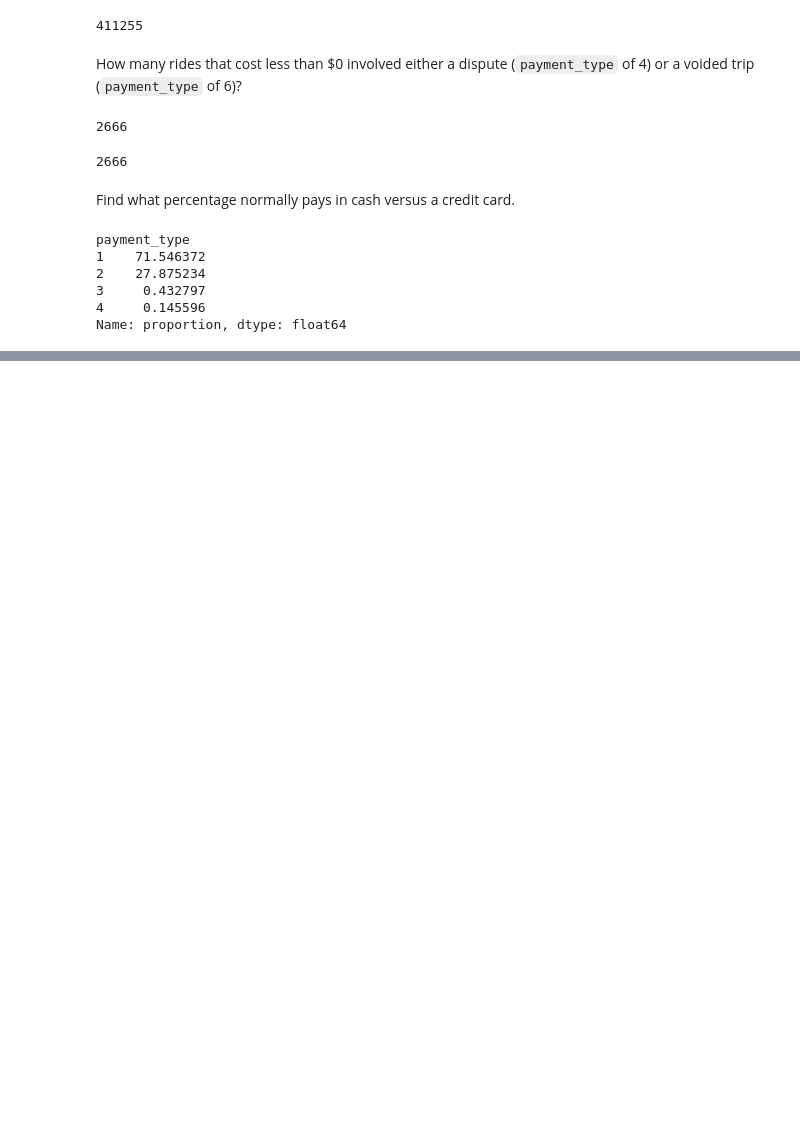
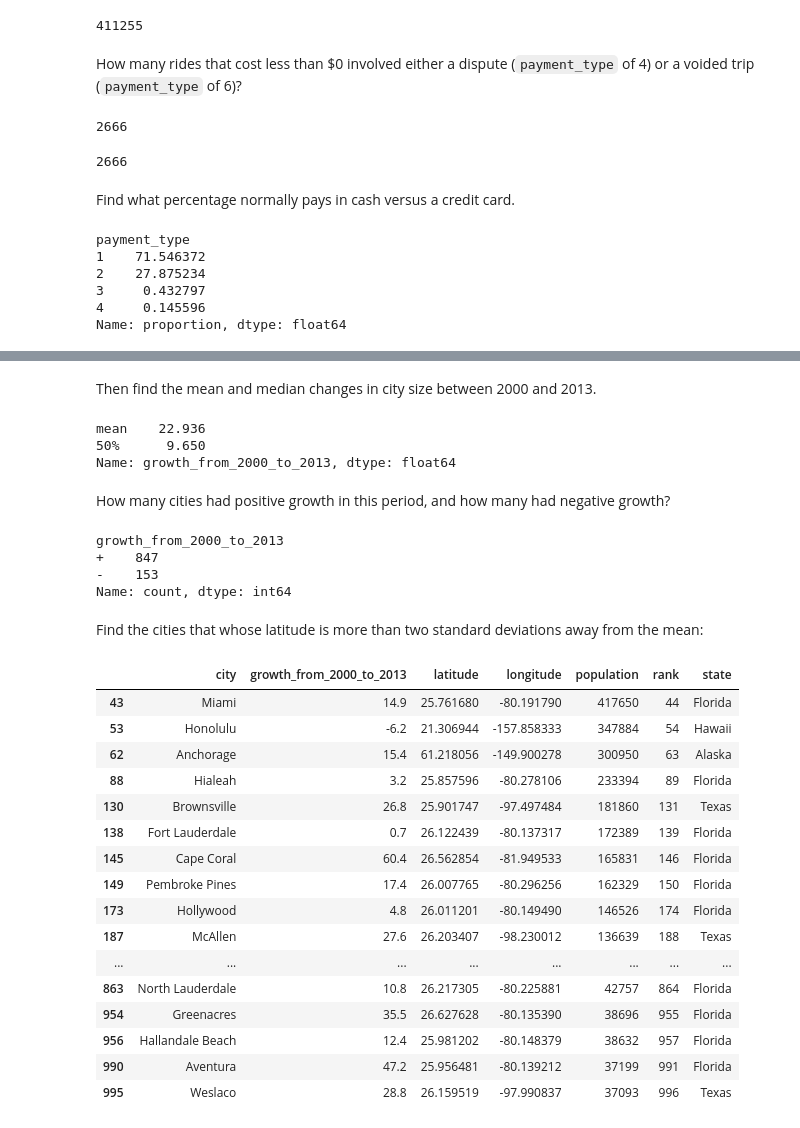
Before and after one commit to valatwork/excel-with-python-and-r, a Jupyter notebook: project/007P-workout-3.ipynb, the cells around one changed output, grey strips where cells are left out. Drawn from its saved outputs; the diff is of its cells as text; code cells hidden in the pictures; blank space fills up the shorter version.

```diff
--- a/project/007P-workout-3.ipynb
+++ b/project/007P-workout-3.ipynb
@@ -114,0 +543,2 @@ Name: proportion, dtype: float64
+# %%
+df = pd.read_json('./data/cities.json')
@@ -114,0 +617,3 @@ Name: proportion, dtype: float64
+# %%
+# Remove trailing %
+df['growth_from_2000_to_2013'] = df['growth_from_2000_to_2013'].str.rstrip('%')
@@ -114,0 +622,61 @@ Name: proportion, dtype: float64
+# %%
+# Find empty strings, and turn to 0
+df.loc[df['growth_from_2000_to_2013'] == '', 'growth_from_2000_to_2013'] = '0'
+# %% [markdown]
+Then find the mean and median changes in city size between 2000 and 2013.
+# %%
+# Turn to float, return mean + median
+df['growth_from_2000_to_2013'].astype(float).describe()[['mean', '50%']]
+# %% [output]
+mean    22.936
+50%      9.650
+Name: growth_from_2000_to_2013, dtype: float64
+# %% [markdown]
+How many cities had positive growth in this period, and how many had negative growth?
+# %%
+# First ensure it's numeric
+df['growth_from_2000_to_2013'] = df['growth_from_2000_to_2013'].astype(float)
+
+# Check min value and create appropriate bins
+min_val = df['growth_from_2000_to_2013'].min()
+
+if min_val < 0:
+    # If we have negative values, create bins for negative and positive
+    bins = [min_val, 0, df['growth_from_2000_to_2013'].max()]
+    result = pd.cut(df['growth_from_2000_to_2013'],
+                  bins=bins,
+                  include_lowest=True,
+                  labels=['-', '+']).value_counts()
+else:
+    # If all values are positive, just count them directly
+    result = pd.Series([0, len(df)], index=['-', '+'])
+
+result
+# %% [output]
+growth_from_2000_to_2013
++    847
+-    153
+Name: count, dtype: int64
+# %% [markdown]
+Find the cities that whose latitude is more than two standard deviations away from the mean:
+# %%
+df[(df['latitude'] > df['latitude'].mean() + 2*df['latitude'].std()) |
+   (df['latitude'] < df['latitude'].mean() - 2*df['latitude'].std()) ]
+# %% [output]
+|  | city | growth_from_2000_to_2013 | latitude | longitude | population | rank | state |
+| 43 | Miami | 14.9 | 25.761680 | -80.191790 | 417650 | 44 | Florida |
+| 53 | Honolulu | -6.2 | 21.306944 | -157.858333 | 347884 | 54 | Hawaii |
+| 62 | Anchorage | 15.4 | 61.218056 | -149.900278 | 300950 | 63 | Alaska |
+| 88 | Hialeah | 3.2 | 25.857596 | -80.278106 | 233394 | 89 | Florida |
+| 130 | Brownsville | 26.8 | 25.901747 | -97.497484 | 181860 | 131 | Texas |
+| 138 | Fort Lauderdale | 0.7 | 26.122439 | -80.137317 | 172389 | 139 | Florida |
+| 145 | Cape Coral | 60.4 | 26.562854 | -81.949533 | 165831 | 146 | Florida |
+| 149 | Pembroke Pines | 17.4 | 26.007765 | -80.296256 | 162329 | 150 | Florida |
+| 173 | Hollywood | 4.8 | 26.011201 | -80.149490 | 146526 | 174 | Florida |
+| 187 | McAllen | 27.6 | 26.203407 | -98.230012 | 136639 | 188 | Texas |
+| ... | ... | ... | ... | ... | ... | ... | ... |
+| 863 | North Lauderdale | 10.8 | 26.217305 | -80.225881 | 42757 | 864 | Florida |
+| 954 | Greenacres | 35.5 | 26.627628 | -80.135390 | 38696 | 955 | Florida |
+| 956 | Hallandale Beach | 12.4 | 25.981202 | -80.148379 | 38632 | 957 | Florida |
+| 990 | Aventura | 47.2 | 25.956481 | -80.139212 | 37199 | 991 | Florida |
+| 995 | Weslaco | 28.8 | 26.159519 | -97.990837 | 37093 | 996 | Texas |
```
Also changed, not shown: parts of 90 cells of this notebook.
